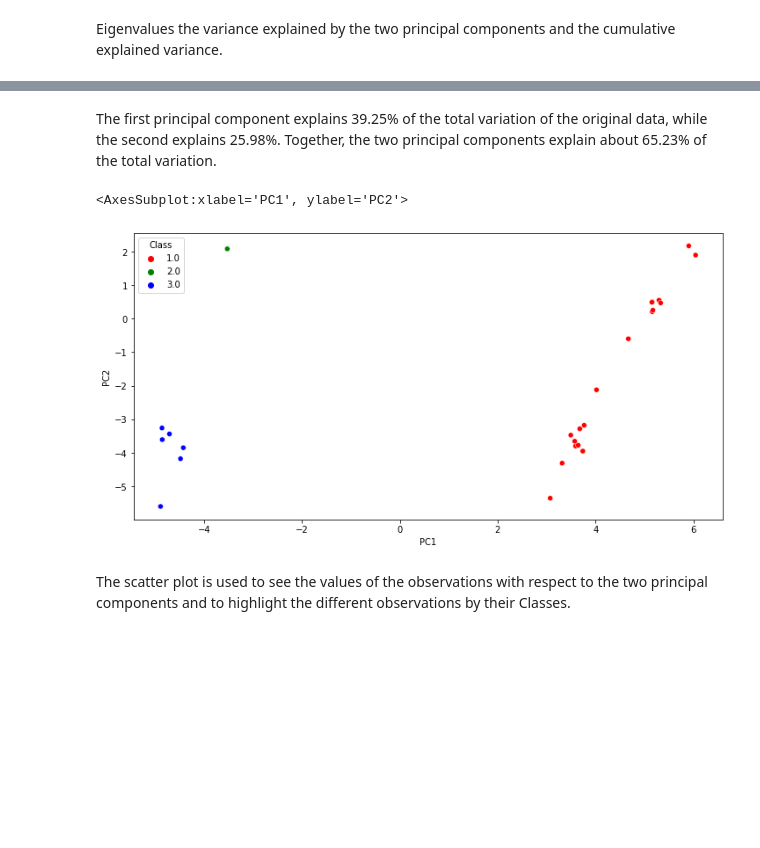
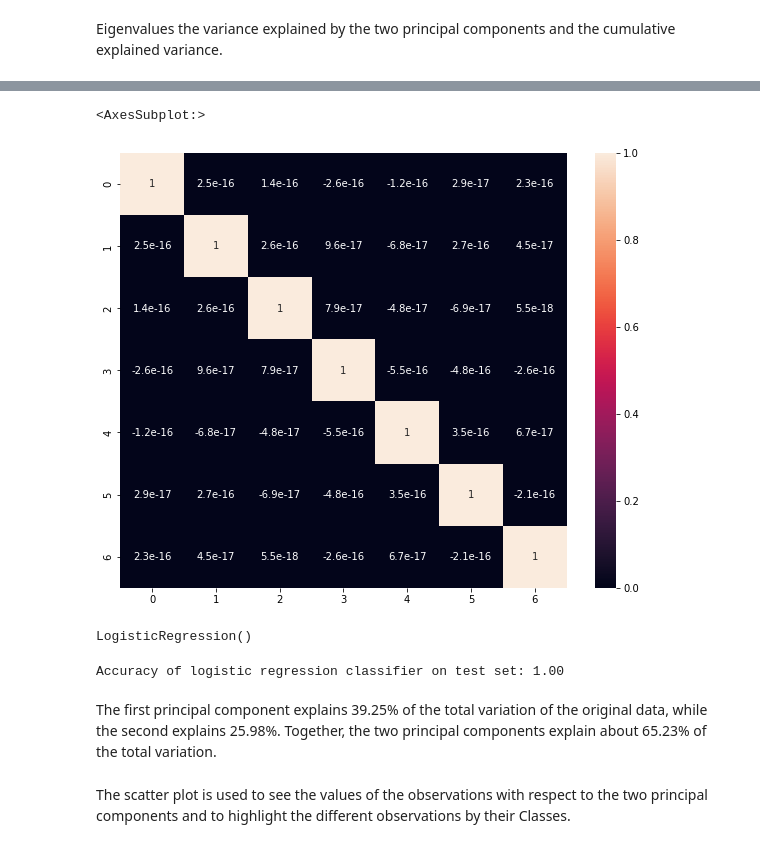
Before and after one commit to boon96/DataAnalytic, a Jupyter notebook: Solutions/testing_meter_b.ipynb, the cells around one changed output, grey strips where cells are left out. Drawn from its saved outputs; the diff is of its cells as text; code cells hidden in the pictures; blank space fills up the shorter version.

```diff
--- a/Solutions/testing_meter_b.ipynb
+++ b/Solutions/testing_meter_b.ipynb
@@ -220,0 +224,5 @@ pd.concat([expVar, cumVar], axis=1)\
+# %%
+X_pca = pd.DataFrame(components)
+print(X_pca.head())
+print("\nSize: ")
+print(X_pca.shape)
@@ -221,15 +239,25 @@ pd.concat([expVar, cumVar], axis=1)\
+# %%
+fig = plt.figure(figsize=(10, 8))
+sns.heatmap(X_pca.corr(),
+            annot=True)
+# %% [output]
+<AxesSubplot:>
+[figure, added]
+# %%
+from sklearn.linear_model import LogisticRegression
+from sklearn import metrics
+X_train, X_test, y_train, y_test = train_test_split(X_pca, y, test_size=0.3, random_state=42)
+logreg = LogisticRegression()
+logreg.fit(X_train, y_train)
+# %% [output]
+LogisticRegression()
+# %%
+y_pred = logreg.predict(X_test)
+print('Accuracy of logistic regression classifier on test set: {:.2f}'.format(logreg.score(X_test, y_test)))
+# %% [output]
+Accuracy of logistic regression classifier on test set: 1.00
 # %% [markdown]
 The first principal component explains 39.25% of the total variation of the original data, while the second explains 25.98%. Together, the two principal components explain about 65.23% of the total variation.
-# %%
-import seaborn as sns
-componentsDf = pd.DataFrame(data = components, columns = ['PC1', 'PC2'])
-pcaDf = pd.concat([componentsDf, Y], axis=1)
-
-plt.figure(figsize=(12, 6))
-sns.scatterplot(data=pcaDf, x="PC1", y="PC2", hue="Class",palette=['red','green','blue'], legend='full')
-# %% [output]
-<AxesSubplot:xlabel='PC1', ylabel='PC2'>
-[figure, removed]
 # %% [markdown]
 The scatter plot is used to see the values of the observations with respect to the two principal components and to highlight the different observations by their Classes.
 # %% [markdown]
```
Also changed, not shown: parts of 15 cells of this notebook, 4 other files.
